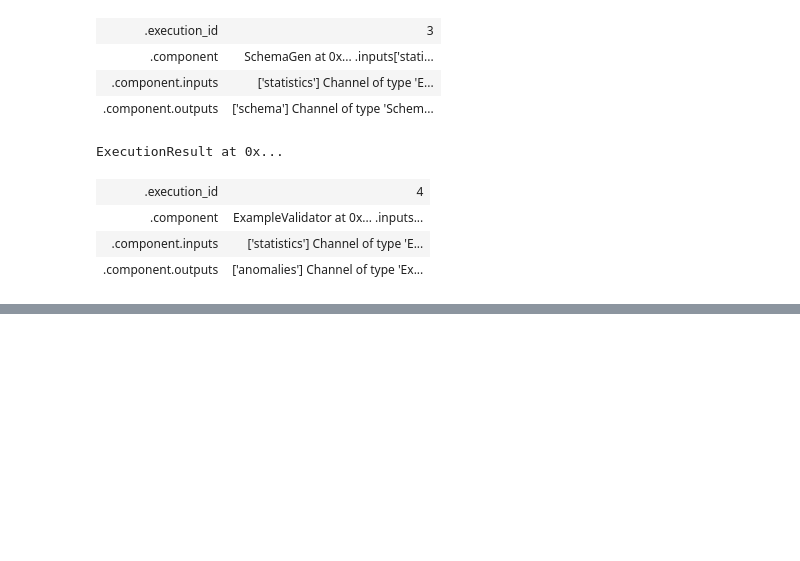
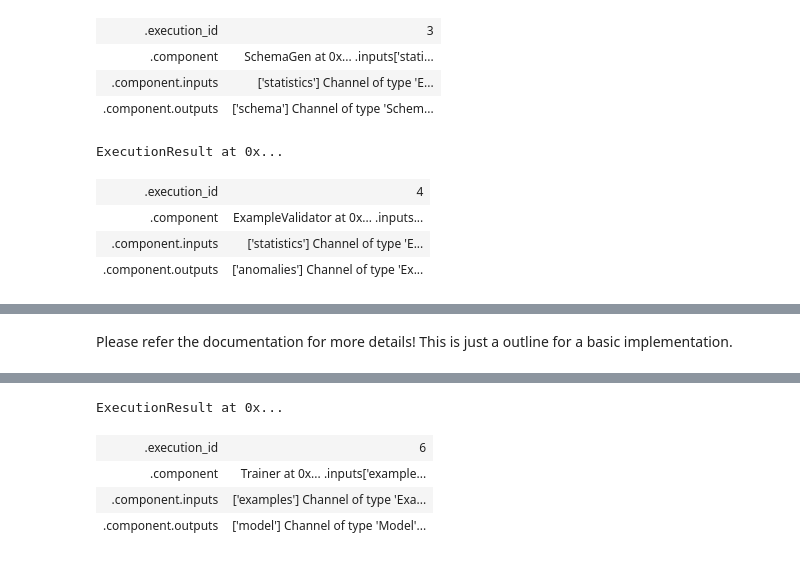
Before and after one commit to DinushkaDDS/Tensorflow-Extended---Usage-patterns, a Jupyter notebook: 5 Training ML models.ipynb, the cells around one changed output, grey strips where cells are left out. Drawn from its saved outputs; the diff is of its cells as text; code cells hidden in the pictures; blank space fills up the shorter version.

Commit message:
trainer component initial

```diff
--- a/5 Training ML models.ipynb
+++ b/5 Training ML models.ipynb
@@ -84,0 +296,20 @@ ExecutionResult at 0x...
+# %%
+from tfx.components import Trainer
+from tfx.components.base import executor_spec
+from tfx.components.trainer.executor import GenericExecutor
+from tfx.proto import trainer_pb2
+
+
+TRAINING_STEPS = 1000
+EVALUATION_STEPS = 100
+
+
+trainer = Trainer(
+    module_file='scripts/tft_trainer_script.py',
+    custom_executor_spec=executor_spec.ExecutorClassSpec(GenericExecutor), # Here we overload the executor to use the run_fn()
+    transformed_examples=transformer.outputs['transformed_examples'],
+    transform_graph=transformer.outputs['transform_graph'],
+    schema=schema_gen.outputs['schema'],
+    train_args=trainer_pb2.TrainArgs(num_steps=TRAINING_STEPS),
+    eval_args=trainer_pb2.EvalArgs(num_steps=EVALUATION_STEPS)
+)
@@ -84,0 +319,5 @@ ExecutionResult at 0x...
+# %% [markdown]
+Please refer the documentation for more details! This is just a outline for a basic implementation.
+# %%
+context.run(trainer)
+# %% [output]
@@ -84,0 +328,5 @@ ExecutionResult at 0x...
+ExecutionResult at 0x...
+| .execution_id | 6 |
+| .component | Trainer at 0x... .inputs['example... |
+| .component.inputs | ['examples'] Channel of type 'Exa... |
+| .component.outputs | ['model'] Channel of type 'Model'... |
```
Also changed, not shown: parts of 11 cells of this notebook, 4 other files.
